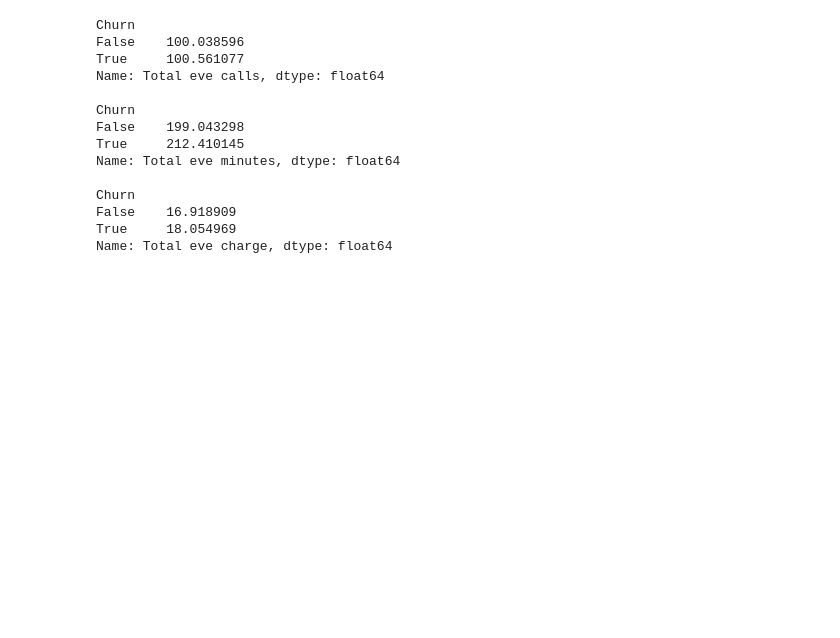
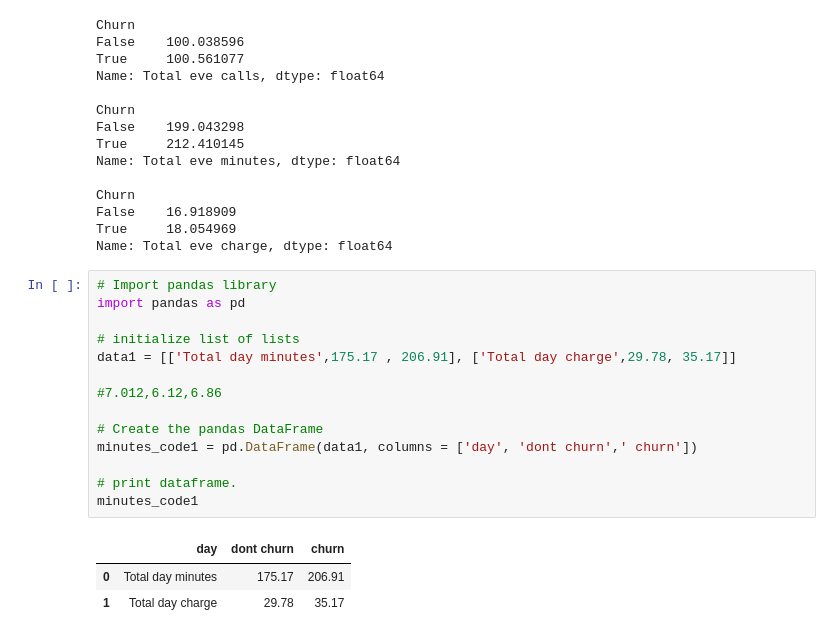
Before and after one commit to Creatrohit9/tele_churn-ANALYSIS, a Jupyter notebook: rohit_bhadauriya_EDA_2Telecom_Churn_Analysis_Capstone_Project.ipynb, the cells around one changed output. Drawn from its saved outputs; the diff is of its cells as text; blank space fills up the shorter version.

Commit message:
Commit for table

```diff
--- a/rohit_bhadauriya_EDA_2Telecom_Churn_Analysis_Capstone_Project.ipynb
+++ b/rohit_bhadauriya_EDA_2Telecom_Churn_Analysis_Capstone_Project.ipynb
@@ -563,3 +563,21 @@ Churn
 False    16.918909
 True     18.054969
 Name: Total eve charge, dtype: float64
+# %%
+# Import pandas library
+import pandas as pd
+
+# initialize list of lists
+data1 = [['Total day minutes',175.17 , 206.91], ['Total day charge',29.78, 35.17]]
+
+#7.012,6.12,6.86
+
+# Create the pandas DataFrame
+minutes_code1 = pd.DataFrame(data1, columns = ['day', 'dont churn',' churn'])
+
+# print dataframe.
+minutes_code1
+# %% [output]
+|  | day | dont churn | churn |
+| 0 | Total day minutes | 175.17 | 206.91 |
+| 1 | Total day charge | 29.78 | 35.17 |
```
